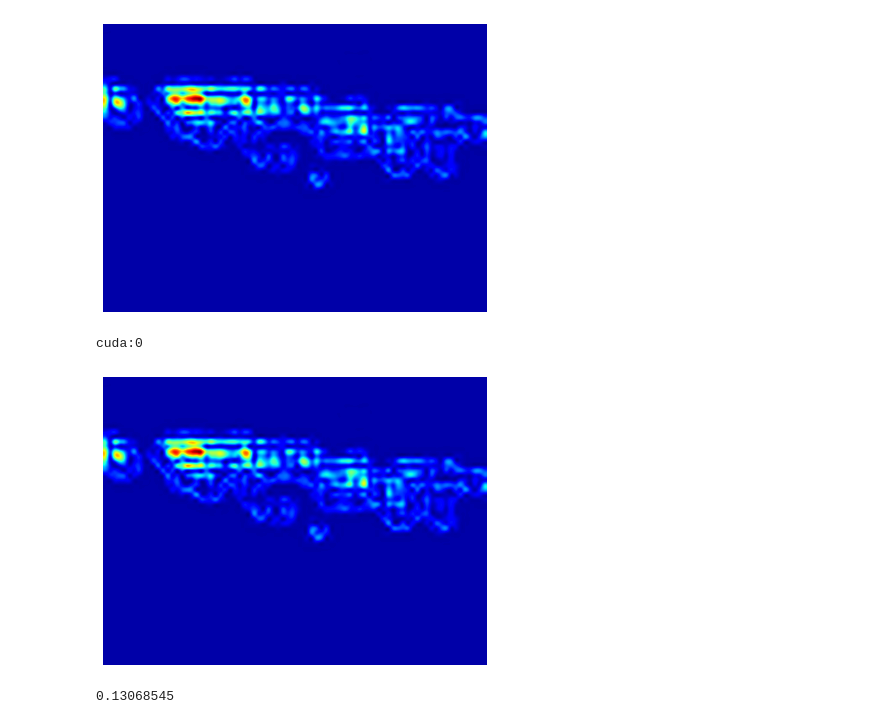
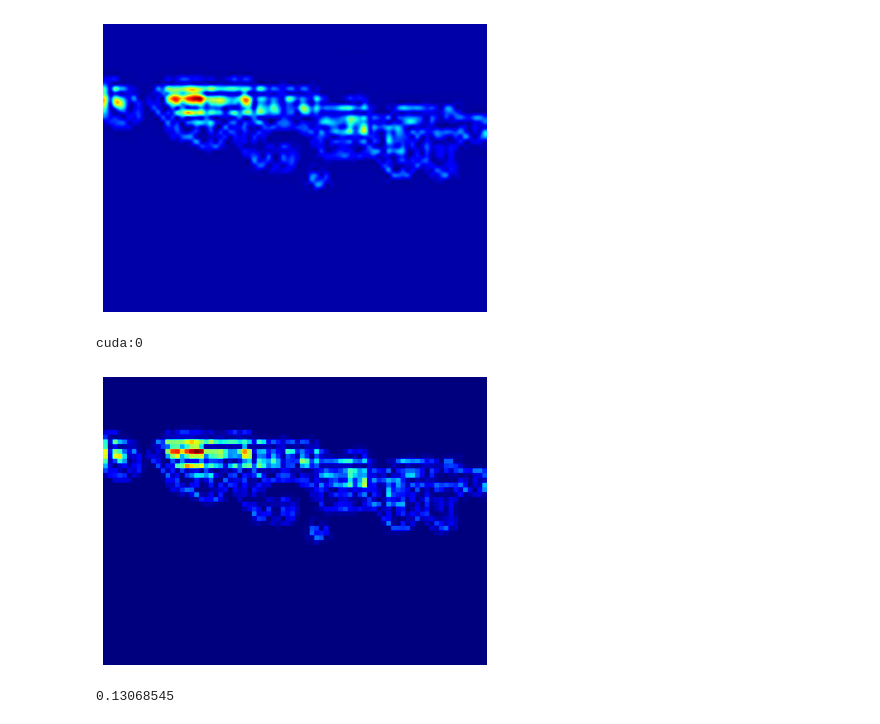
Before and after one commit to Lin-ke/CrowdTool, a Jupyter notebook: 1.ipynb, the cells around one changed output. Saved outputs shown, nothing was run; the diff lists cells and outputs as text; code cells hidden in the pictures.

```diff
--- a/1.ipynb
+++ b/1.ipynb
@@ -324,7 +324,7 @@ class Tool():
         if(interplot):
             assert shape is not None, "need a target"
             if(output.shape!=shape):
-                output = cv2.resize(output,(shape[1],shape[0]),interpolation=cv2.INTER_CUBIC)
+                output = cv2.resize(output,(shape[1],shape[0]),interpolation=cv2.INTER_NEAREST)
         # plt 打印是顺序相反的
 
         plt.imshow(output,cmap=color)
@@ -399,41 +399,41 @@ class Tool():
         img1 = np.asarray(img1,np.float32)
         img2 = np.asarray(img2,np.float32)
         if(img1.shape != img2.shape):
-            img1 = cv2.resize(img1,(img2.shape[1],img2.shape[0]),interpolation=cv2.INTER_CUBIC)
+            img1 = cv2.resize(img1,(img2.shape[1],img2.shape[0]),interpolation=cv2.INTER_LINEAR)
         res = cv2.addWeighted(img1,alpha,img2,1-alpha,0)
         cv2.imshow("blend",res)
         cv2.waitKey(0)
         cv2.imwrite(save_name,res)
     @classmethod
     def pilimg_blend(self, img1:Image.Image, img2:Image.Image, save_name, alpha = 0.5):
         res =Image.blend(img1,img2,alpha)
         res.save(save_name)
 
 
     @classmethod
     def eval_relative(self,output:torch.Tensor, target:torch.Tensor):
         output_num = output.cpu().data.sum()
         target_num = target.sum().float()
         relative_error = abs(output_num-target_num)/target_num
         return relative_error
     @classmethod
     def add_anotation(self, gt, img):
         t = np.nonzero(gt)
         if(type(gt) == tuple):
             for i in range(len(t[0])):
                 cv2.circle(img,(t[0][i],t[1][i]),1,(0,0,255),4)
         else : return img # TODO
         return img
 if(__name__ == "__main__"):
     t = Tool()
     t.load("C:\\Users\\17205\\1\\RGBT_process\\test","C:\\Users\\17205\\1\\best_model_drop05_47.pth",1)
     #t.value()
     #Tool.value(t.model,1,t.dataloader,t.device)
     target,output,input_path,pic_path = t.test_random_image(blend=False)
     s = picshower()
 # %% [output]
 cuda:0
-[figure, old version]
+[figure, new version]
 # %%
 plt.imshow(output[300:,:],cmap=plt.cm.jet)
 print(output[300:,:].sum())
```
Also changed, not shown: parts of 2 cells of this notebook, 4 other files.
